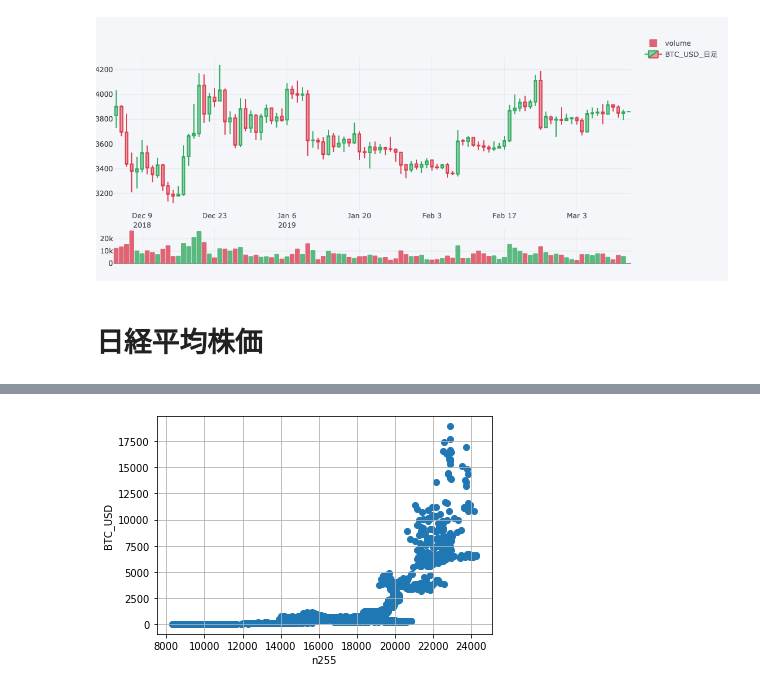
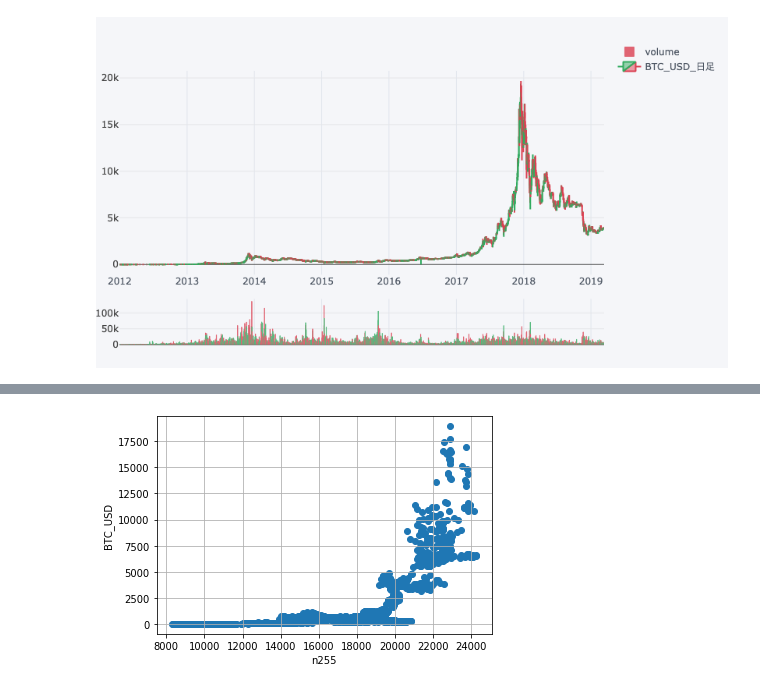
Before and after one commit to MiraiChino/ensemble, a Jupyter notebook: a.ipynb, the cells around one changed output, grey strips where cells are left out. Saved outputs shown, nothing was run; the diff lists cells and outputs as text; code cells hidden in the pictures.

```diff
--- a/a.ipynb
+++ b/a.ipynb
@@ -73,8 +92,7 @@ df_day.head()
 # %%
-qf = cf.QuantFig(df_day.tail(100))
+# BTC_USDローソクチャート日足
+qf = cf.QuantFig(df_day)
 qf.add_volume()
 qf.iplot(up_color=green, down_color=red, name="BTC_USD_日足")
 # %% [output]
-[figure, old version]
+[figure, new version]
-# %% [markdown]
-# 日経平均株価
```
Also changed, not shown: parts of 40 cells of this notebook, 9 other files.
